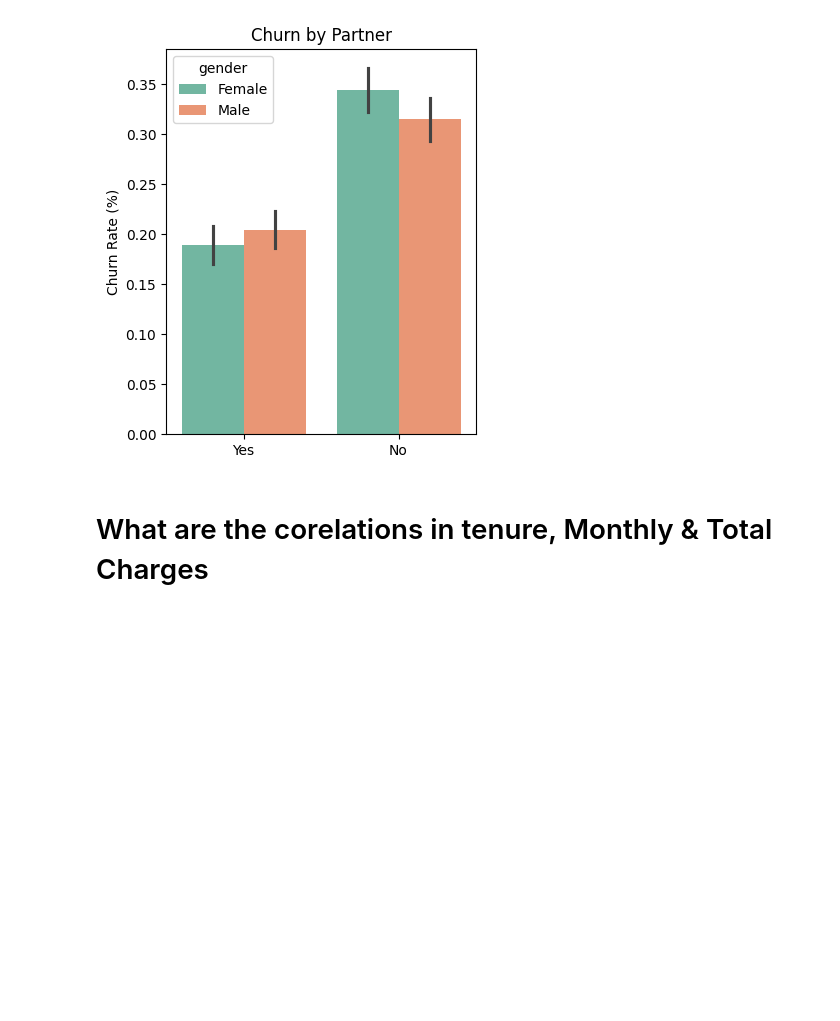
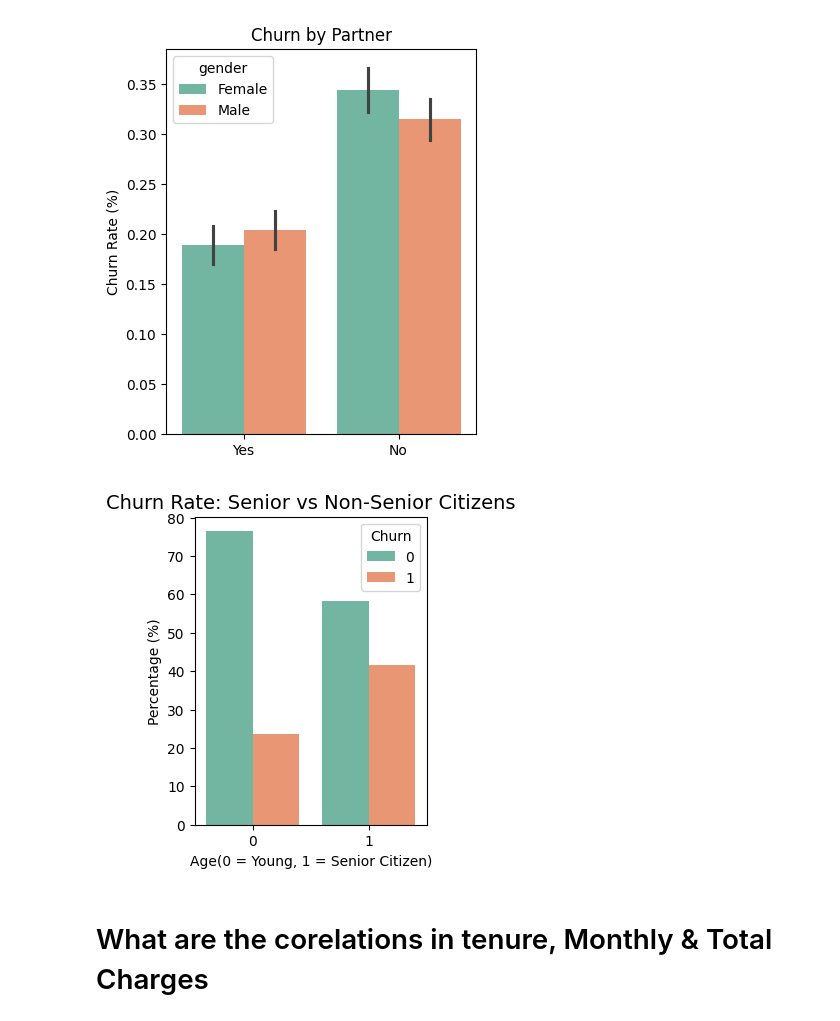
Before and after one commit to neel-dev-2000/Telco-Customer-Churn, a Jupyter notebook: Notebook/Churn.ipynb, the cells around one changed output. Drawn from its saved outputs; the diff is of its cells as text; code cells hidden in the pictures; blank space fills up the shorter version.

```diff
--- a/Notebook/Churn.ipynb
+++ b/Notebook/Churn.ipynb
@@ -237,6 +246,19 @@ plt.ylabel('Churn Rate (%)')
 plt.show()
 # %% [output]
 [figure]
+# %%
+#churn by Senior citizen
+churn_by_senior = df.groupby('SeniorCitizen')['Churn'].value_counts(normalize=True).mul(100).rename('percentage').reset_index()
+plt.figure(figsize=(3,4))
+sns.barplot(data=churn_by_senior, x='SeniorCitizen', y='percentage', hue='Churn', palette='Set2')
+
+plt.title('Churn Rate: Senior vs Non-Senior Citizens', fontsize=14)
+plt.xlabel('Age(0 = Young, 1 = Senior Citizen)')
+plt.ylabel('Percentage (%)')
+plt.legend(title='Churn')
+plt.show()
+# %% [output]
+[figure, added]
 # %% [markdown]
 # What are the corelations in tenure, Monthly & Total Charges
 # %%
```
Also changed, not shown: parts of 2 cells of this notebook, 4 other files.
